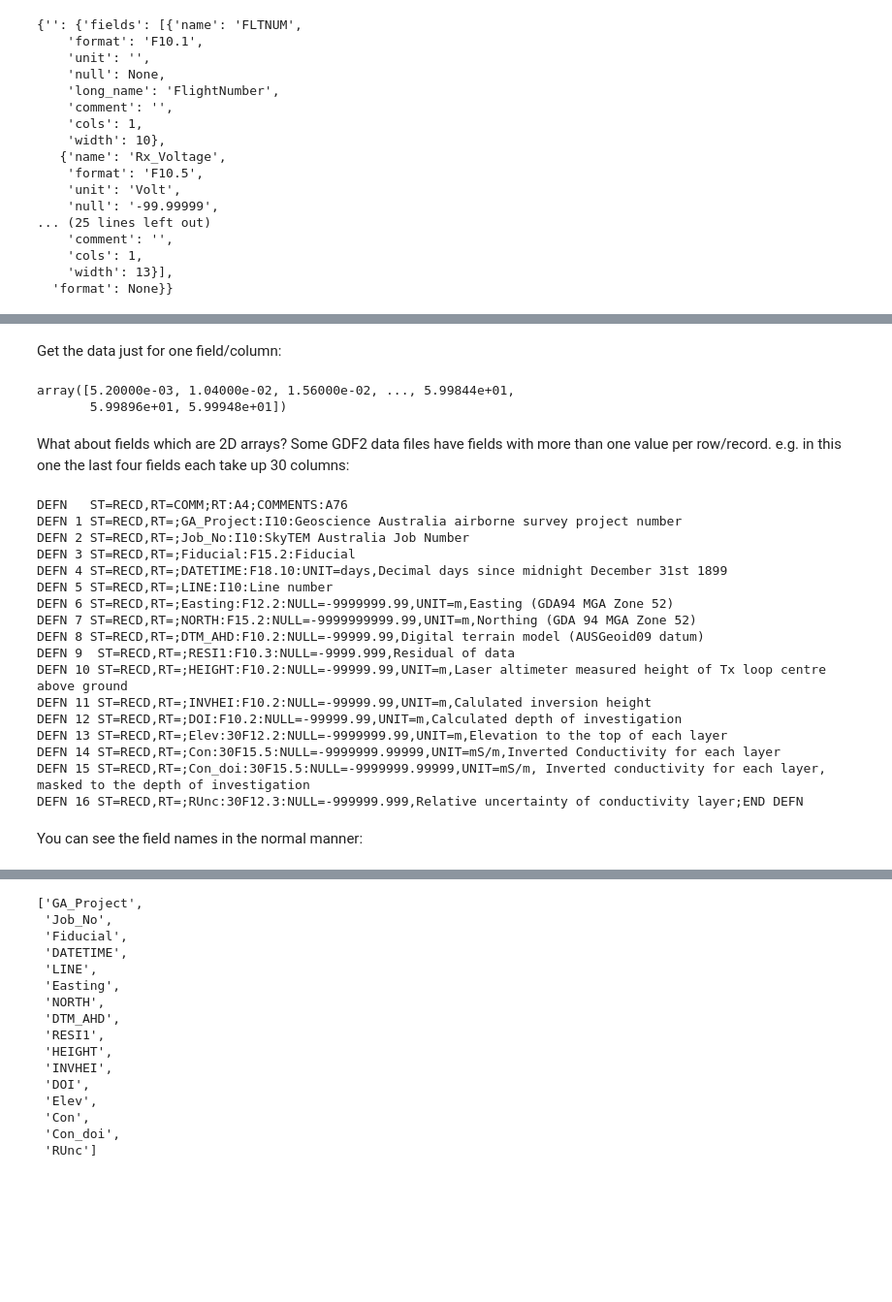
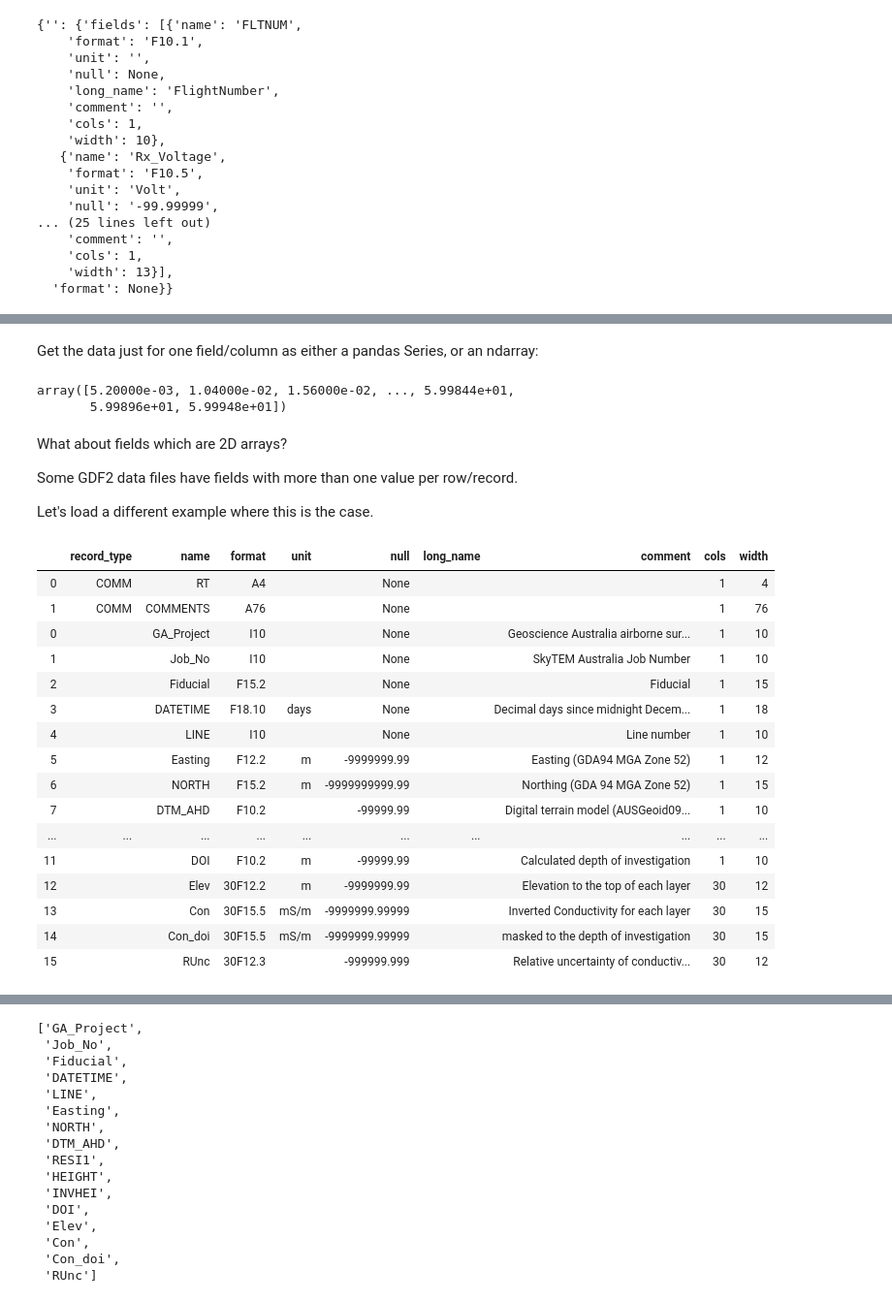
Before and after one commit to kinverarity1/aseg_gdf2, a Jupyter notebook: notebooks/1 - Quick start.ipynb, the cells around one changed output, grey strips where cells are left out. Shown: that part at 97% size. Cells and saved outputs as stored; diff of their text form; code cells hidden in the pictures; blank space fills up the shorter version.

Commit message:
Finally update dask/pandas refactor

```diff
--- a/notebooks/1 - Quick start.ipynb
+++ b/notebooks/1 - Quick start.ipynb
@@ -1,3 +1,6 @@
+# %%
+from pathlib import Path
+repo = Path("..")
 # %% [markdown]
 # 1 - Quick start
 # %%
@@ -68,3 +103,3 @@ gdf.record_types
 # %% [markdown]
-Get the data just for one field/column:
+Get the data just for one field/column as either a pandas Series, or an ndarray:
 # %%
@@ -73,28 +108,30 @@ gdf.get_field('Time')
 array([5.20000e-03, 1.04000e-02, 1.56000e-02, ..., 5.99844e+01,
        5.99896e+01, 5.99948e+01])
 # %% [markdown]
-What about fields which are 2D arrays? Some GDF2 data files have fields with more than one value per row/record. e.g. in this one the last four fields each take up 30 columns:
+What about fields which are 2D arrays?
+
+Some GDF2 data files have fields with more than one value per row/record.
+
+Let's load a different example where this is the case.
 # %%
-gdf = aseg_gdf2.read(r'c:/users/kinve/code/aseg_gdf2/tests/example_datasets/9a13704a/Mugrave_WB_MGA52.dfn')
+gdf = aseg_gdf2.read(repo / r"tests/example_datasets/9a13704a/Mugrave_WB_MGA52.dfn")
-# %%
-print(gdf.dfn_contents)
-# %% [output]
-DEFN   ST=RECD,RT=COMM;RT:A4;COMMENTS:A76
-DEFN 1 ST=RECD,RT=;GA_Project:I10:Geoscience Australia airborne survey project number
-DEFN 2 ST=RECD,RT=;Job_No:I10:SkyTEM Australia Job Number
-DEFN 3 ST=RECD,RT=;Fiducial:F15.2:Fiducial
-DEFN 4 ST=RECD,RT=;DATETIME:F18.10:UNIT=days,Decimal days since midnight December 31st 1899
-DEFN 5 ST=RECD,RT=;LINE:I10:Line number
-DEFN 6 ST=RECD,RT=;Easting:F12.2:NULL=-9999999.99,UNIT=m,Easting (GDA94 MGA Zone 52)
-DEFN 7 ST=RECD,RT=;NORTH:F15.2:NULL=-9999999999.99,UNIT=m,Northing (GDA 94 MGA Zone 52)
-DEFN 8 ST=RECD,RT=;DTM_AHD:F10.2:NULL=-99999.99,Digital terrain model (AUSGeoid09 datum)
-DEFN 9  ST=RECD,RT=;RESI1:F10.3:NULL=-9999.999,Residual of data
-DEFN 10 ST=RECD,RT=;HEIGHT:F10.2:NULL=-99999.99,UNIT=m,Laser altimeter measured height of Tx loop centre above ground
-DEFN 11 ST=RECD,RT=;INVHEI:F10.2:NULL=-99999.99,UNIT=m,Calulated inversion height
-DEFN 12 ST=RECD,RT=;DOI:F10.2:NULL=-99999.99,UNIT=m,Calculated depth of investigation
-DEFN 13 ST=RECD,RT=;Elev:30F12.2:NULL=-9999999.99,UNIT=m,Elevation to the top of each layer
-DEFN 14 ST=RECD,RT=;Con:30F15.5:NULL=-9999999.99999,UNIT=mS/m,Inverted Conductivity for each layer
-DEFN 15 ST=RECD,RT=;Con_doi:30F15.5:NULL=-9999999.99999,UNIT=mS/m, Inverted conductivity for each layer, masked to the depth of investigation
-DEFN 16 ST=RECD,RT=;RUnc:30F12.3:NULL=-999999.999,Relative uncertainty of conductivity layer;END DEFN
-# %% [markdown]
-You can see the field names in the normal manner:
+# %%
+gdf.record_types.df()
+# %% [output]
+|  | record_type | name | format | unit | null | long_name | comment | cols | width |
+| 0 | COMM | RT | A4 |  | None |  |  | 1 | 4 |
+| 1 | COMM | COMMENTS | A76 |  | None |  |  | 1 | 76 |
+| 0 |  | GA_Project | I10 |  | None |  | Geoscience Australia airborne sur... | 1 | 10 |
+| 1 |  | Job_No | I10 |  | None |  | SkyTEM Australia Job Number | 1 | 10 |
+| 2 |  | Fiducial | F15.2 |  | None |  | Fiducial | 1 | 15 |
+| 3 |  | DATETIME | F18.10 | days | None |  | Decimal days since midnight Decem... | 1 | 18 |
+| 4 |  | LINE | I10 |  | None |  | Line number | 1 | 10 |
+| 5 |  | Easting | F12.2 | m | -9999999.99 |  | Easting (GDA94 MGA Zone 52) | 1 | 12 |
+| 6 |  | NORTH | F15.2 | m | -9999999999.99 |  | Northing (GDA 94 MGA Zone 52) | 1 | 15 |
+| 7 |  | DTM_AHD | F10.2 |  | -99999.99 |  | Digital terrain model (AUSGeoid09... | 1 | 10 |
+| ... | ... | ... | ... | ... | ... | ... | ... | ... | ... |
+| 11 |  | DOI | F10.2 | m | -99999.99 |  | Calculated depth of investigation | 1 | 10 |
+| 12 |  | Elev | 30F12.2 | m | -9999999.99 |  | Elevation to the top of each layer | 30 | 12 |
+| 13 |  | Con | 30F15.5 | mS/m | -9999999.99999 |  | Inverted Conductivity for each layer | 30 | 15 |
+| 14 |  | Con_doi | 30F15.5 | mS/m | -9999999.99999 |  | masked to the depth of investigation | 30 | 15 |
+| 15 |  | RUnc | 30F12.3 |  | -999999.999 |  | Relative uncertainty of conductiv... | 30 | 12 |
```
Also changed, not shown: parts of 31 cells of this notebook, 2 other files.
